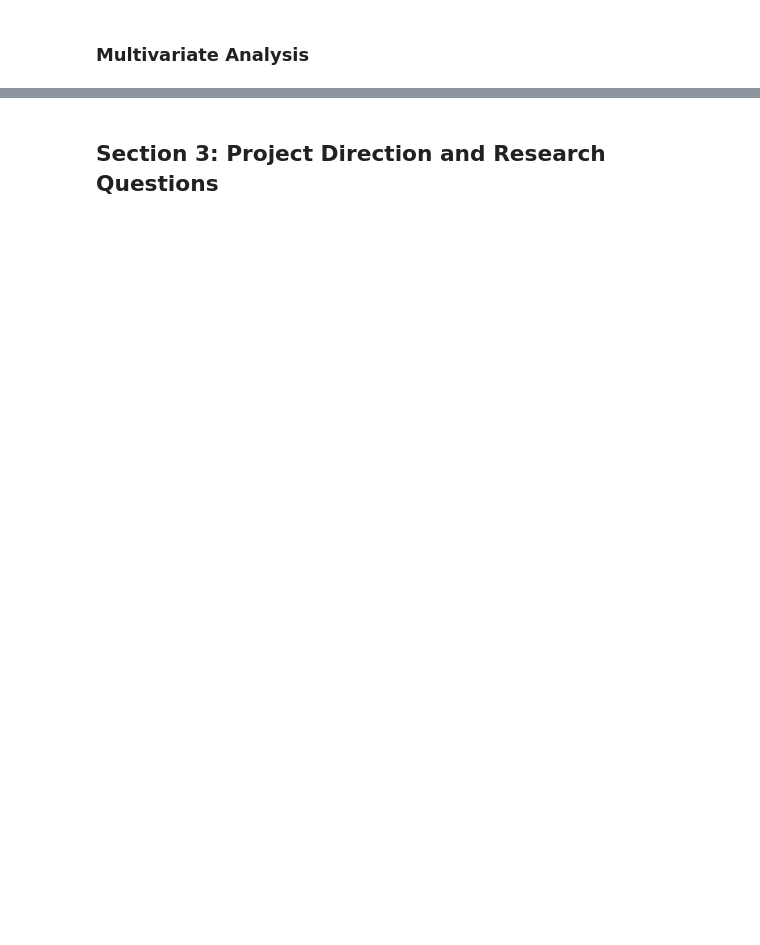
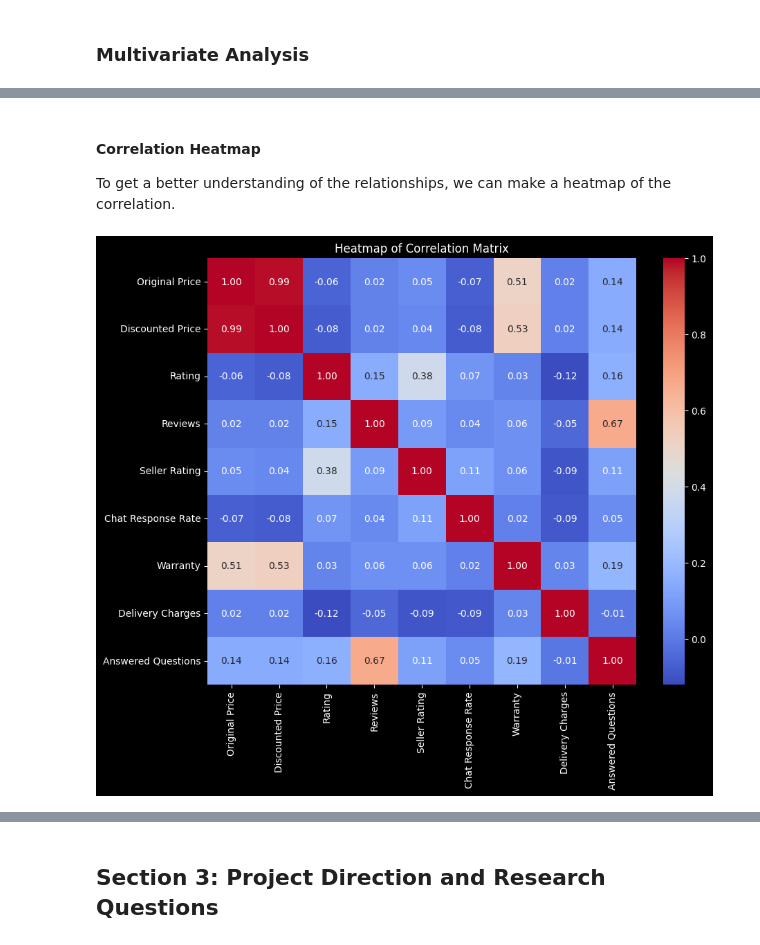
Before and after one commit to mdanyalmalik/blog, a Jupyter notebook: posts/eda-webscraped-data/index.ipynb, the cells around one changed output, grey strips where cells are left out. Drawn from its saved outputs; the diff is of its cells as text; code cells hidden in the pictures; blank space fills up the shorter version.

```diff
--- a/posts/eda-webscraped-data/index.ipynb
+++ b/posts/eda-webscraped-data/index.ipynb
@@ -957,0 +1005,17 @@ As we can see, all the column distributions seem to make sense, so we need not m
+# %% [markdown]
+#### Correlation Heatmap
+
+To get a better understanding of the relationships, we can make a heatmap of the correlation.
+# %%
+numerical_data = data[numerical_vars]
+
+# Calculate the correlation matrix
+corr_matrix = numerical_data.corr()
+
+# Create a heatmap to visualize the correlation matrix
+plt.figure(figsize=(10, 8))
+sns.heatmap(corr_matrix, annot=True, fmt=".2f", cmap='coolwarm')
+plt.title('Heatmap of Correlation Matrix')
+plt.show()
+# %% [output]
+[figure, added]
```
Also changed, not shown: parts of 16 cells of this notebook.
